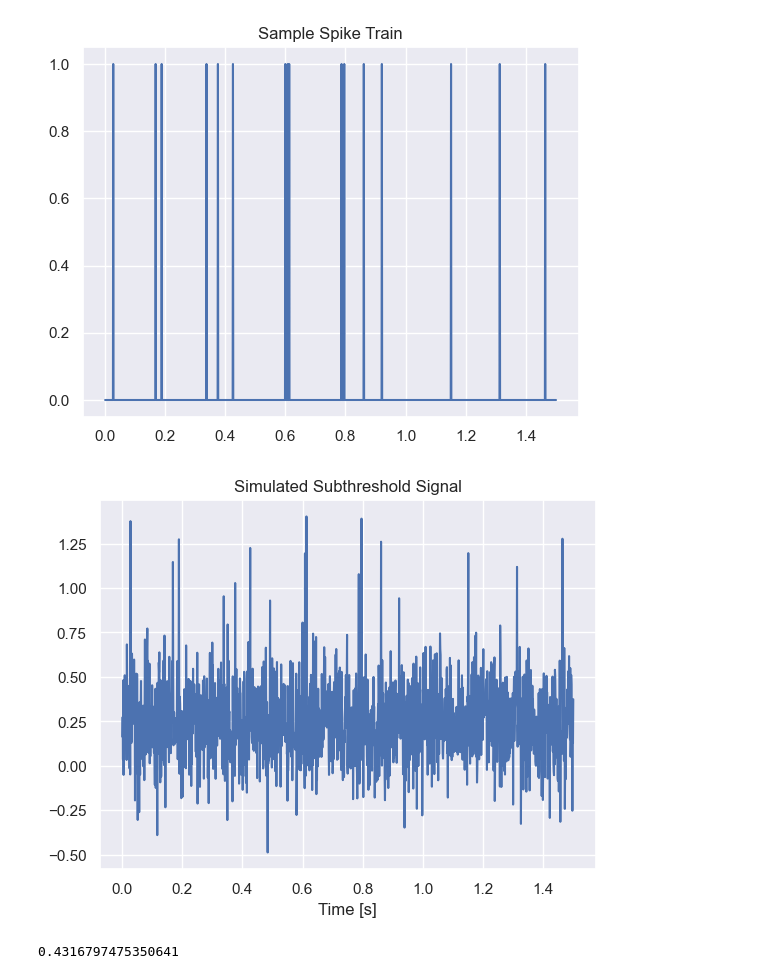
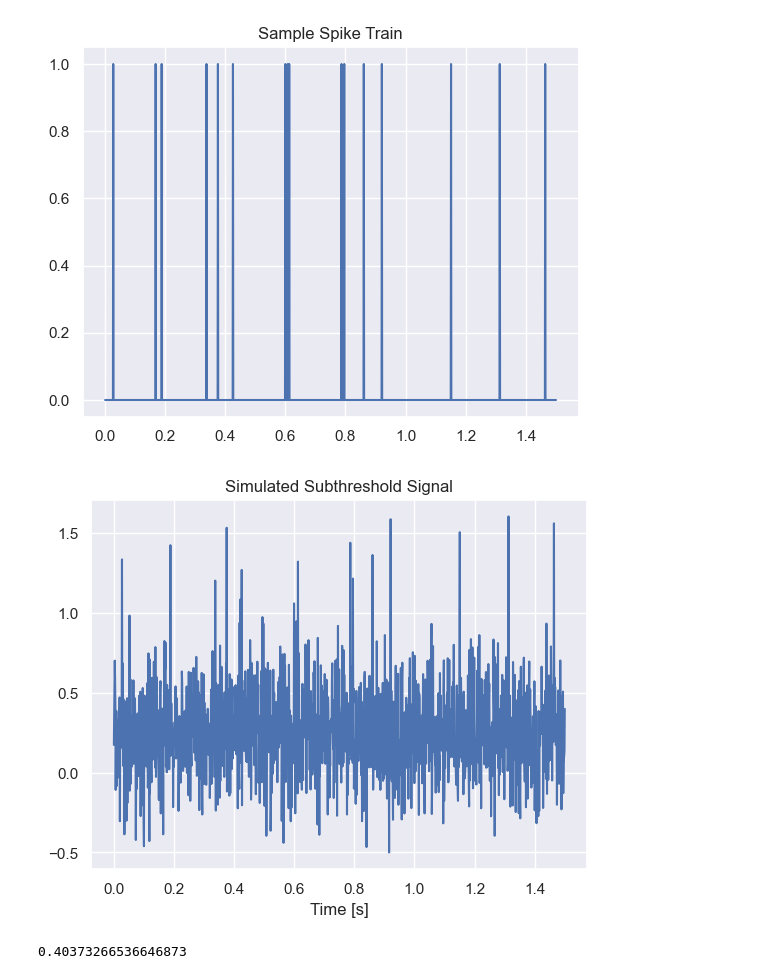
Before and after one commit to TrishaMendoza/UnitTest_Exploratory, a Jupyter notebook: SpikeTrain_Metrics/spike_train_roc_sandler.ipynb, the cells around one changed output. Saved outputs shown, nothing was run; the diff lists cells and outputs as text; code cells hidden in the pictures.

```diff
--- a/SpikeTrain_Metrics/spike_train_roc_sandler.ipynb
+++ b/SpikeTrain_Metrics/spike_train_roc_sandler.ipynb
@@ -26,20 +29,20 @@ plt.show()
 # %%
 # Simulate a continuous signal similar to sandler et al. to demonstrate method
 #
 # Side Note for Simulation: if you increase the standard deviation of this signal you can see how more
 # noise may affect the ROC curve
-std_dev = 0.2
+std_dev = 0.25
 mean_val = 0.25
 gaussian_noise = np.random.normal(loc = mean_val, scale = std_dev, size = len(time_vec))
 
 # Develop a Sub-threshold signal by adding guassian noise to the spike train
 subthreshold_signal = spike_train + gaussian_noise
 sns.lineplot( x = time_vec, y = subthreshold_signal)
 plt.title('Simulated Subthreshold Signal')
 plt.xlabel('Time [s]')
 plt.show()
 # %% [output]
-[figure, old version]
+[figure, new version]
 # %%
 # Loop through low and High Thresholds for the Signal
 step_size = round(max(subthreshold_signal),2)/3
@@ -75,7 +78,7 @@ denom_val = np.var(subthreshold_signal)*np.var(spike_train)
 pearson_corr = np.mean( mean_centered_pred * mean_centered_true) / np.sqrt(denom_val)
 print(pearson_corr)
 # %% [output]
-0.4316797475350641
+0.40373266536646873
 # %%
 # Calculate the Area Under the Curve to Quantify Overall Performance
 auc_score = auc(roc_fpr, roc_tpr)
```
Also changed, not shown: parts of 3 cells of this notebook.
